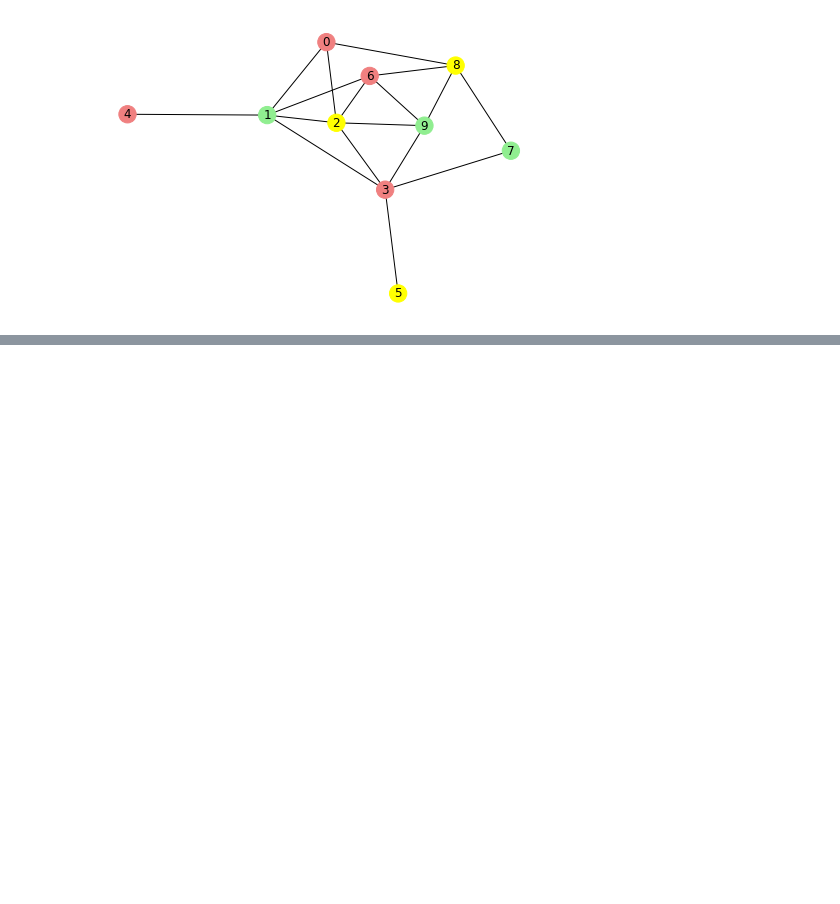
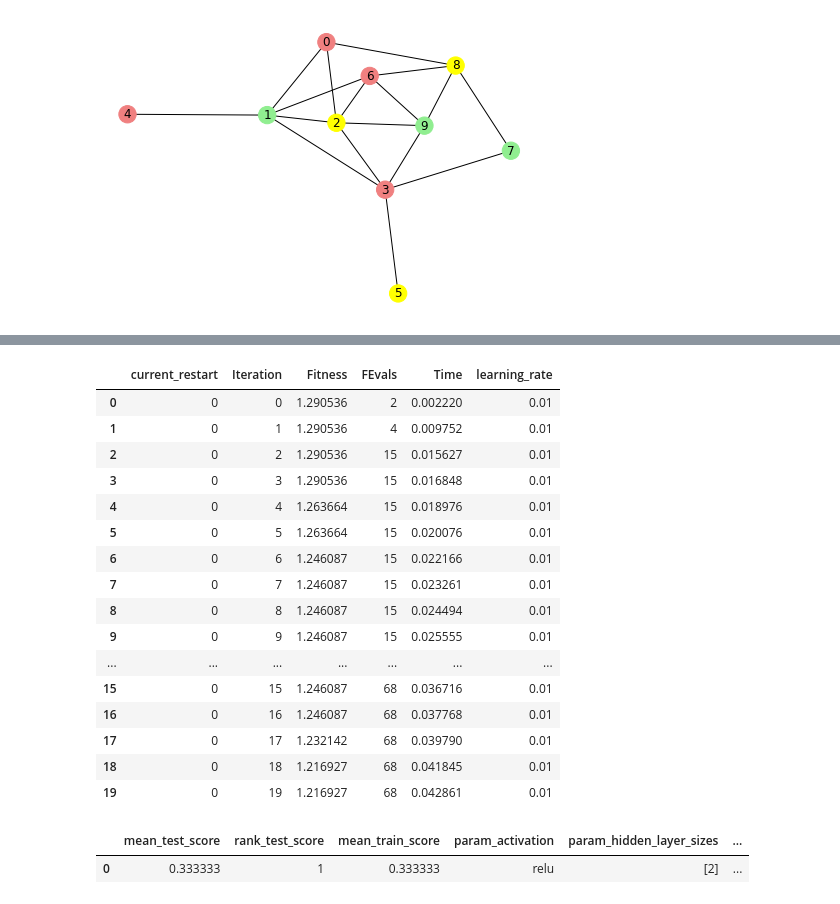
Before and after one commit to zerolinux5/mlrose-ky, a Jupyter notebook: problem_examples.ipynb, the cells around one changed output, grey strips where cells are left out. Drawn from its saved outputs; the diff is of its cells as text; code cells hidden in the pictures; blank space fills up the shorter version.

Commit message:
First pass of NNGSRunner example. Tweak to curve iteration saving to make it work better with  NNGSRunner.

```diff
--- a/problem_examples.ipynb
+++ b/problem_examples.ipynb
@@ -327,0 +412,26 @@ nx.draw(problem.source_graph,
+# %%
+HTML(curves_df[['current_restart', 'Iteration', 'Fitness', 'FEvals', 'Time', 'learning_rate']][0:20].to_html())
+# %% [output]
+|  | current_restart | Iteration | Fitness | FEvals | Time | learning_rate |
+| 0 | 0 | 0 | 1.290536 | 2 | 0.002220 | 0.01 |
+| 1 | 0 | 1 | 1.290536 | 4 | 0.009752 | 0.01 |
+| 2 | 0 | 2 | 1.290536 | 15 | 0.015627 | 0.01 |
+| 3 | 0 | 3 | 1.290536 | 15 | 0.016848 | 0.01 |
+| 4 | 0 | 4 | 1.263664 | 15 | 0.018976 | 0.01 |
+| 5 | 0 | 5 | 1.263664 | 15 | 0.020076 | 0.01 |
+| 6 | 0 | 6 | 1.246087 | 15 | 0.022166 | 0.01 |
+| 7 | 0 | 7 | 1.246087 | 15 | 0.023261 | 0.01 |
+| 8 | 0 | 8 | 1.246087 | 15 | 0.024494 | 0.01 |
+| 9 | 0 | 9 | 1.246087 | 15 | 0.025555 | 0.01 |
+| ... | ... | ... | ... | ... | ... | ... |
+| 15 | 0 | 15 | 1.246087 | 68 | 0.036716 | 0.01 |
+| 16 | 0 | 16 | 1.246087 | 68 | 0.037768 | 0.01 |
+| 17 | 0 | 17 | 1.232142 | 68 | 0.039790 | 0.01 |
+| 18 | 0 | 18 | 1.216927 | 68 | 0.041845 | 0.01 |
+| 19 | 0 | 19 | 1.216927 | 68 | 0.042861 | 0.01 |
+# %%
+HTML(cv_results_df[['mean_test_score', 'rank_test_score', 'mean_train_score', 'param_activation', 'param_hidden_layer_sizes', 'param_learning_rate',
+                    'param_max_iters', 'param_restarts']].to_html())
+# %% [output]
+|  | mean_test_score | rank_test_score | mean_train_score | param_activation | param_hidden_layer_sizes | ... |
+| 0 | 0.333333 | 1 | 0.333333 | relu | [2] | ... |
```
Also changed, not shown: parts of 16 cells of this notebook, 3 other files.
